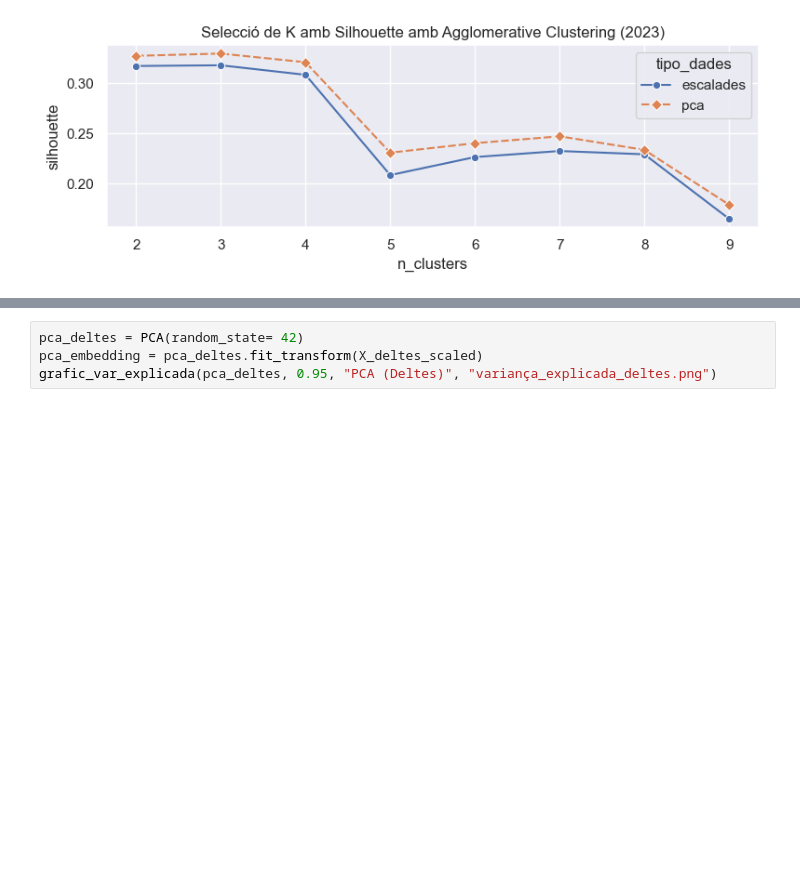
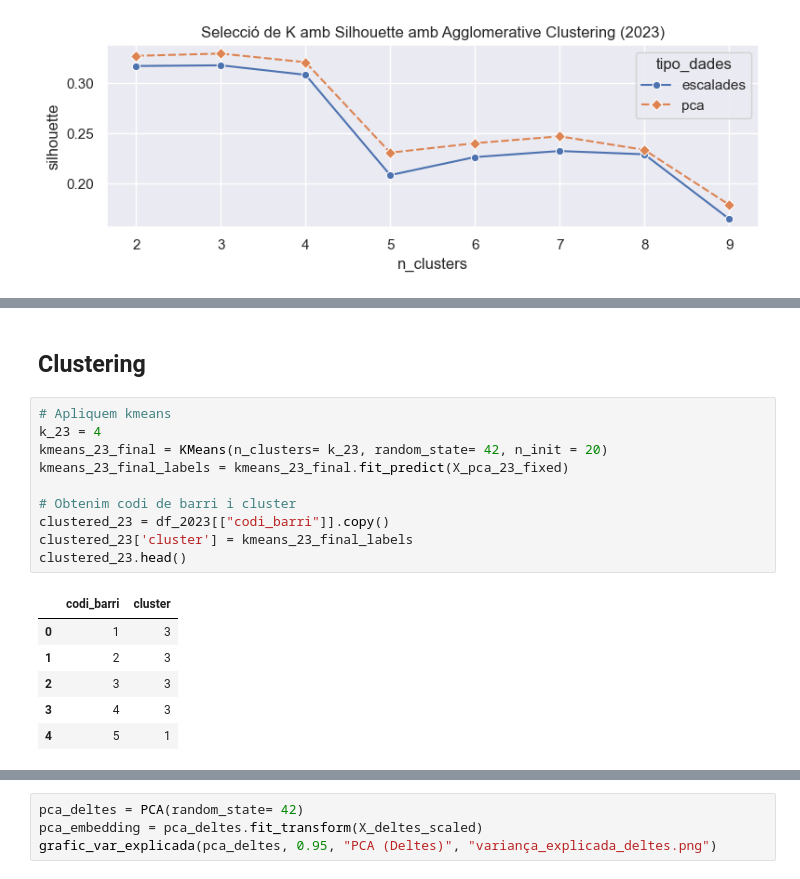
Before and after one commit to joseprau/tfm_gentrificacio_bcn, a Jupyter notebook: notebooks/modelling.ipynb, the cells around one changed output, grey strips where cells are left out. Drawn from its saved outputs; the diff is of its cells as text; blank space fills up the shorter version.

```diff
--- a/notebooks/modelling.ipynb
+++ b/notebooks/modelling.ipynb
@@ -550,0 +578,19 @@ plot_seleccio_agg(agg_resultats_23_df, "2023", "seleccio_k_2023_agg.png")
+# %% [markdown]
+## Clustering
+# %%
+# Apliquem kmeans
+k_23 = 4
+kmeans_23_final = KMeans(n_clusters= k_23, random_state= 42, n_init = 20)
+kmeans_23_final_labels = kmeans_23_final.fit_predict(X_pca_23_fixed)
+
+# Obtenim codi de barri i cluster
+clustered_23 = df_2023[["codi_barri"]].copy()
+clustered_23['cluster'] = kmeans_23_final_labels
+clustered_23.head()
+# %% [output]
+|  | codi_barri | cluster |
+| 0 | 1 | 3 |
+| 1 | 2 | 3 |
+| 2 | 3 | 3 |
+| 3 | 4 | 3 |
+| 4 | 5 | 1 |
```
Also changed, not shown: parts of 14 cells of this notebook, 2 other files.
